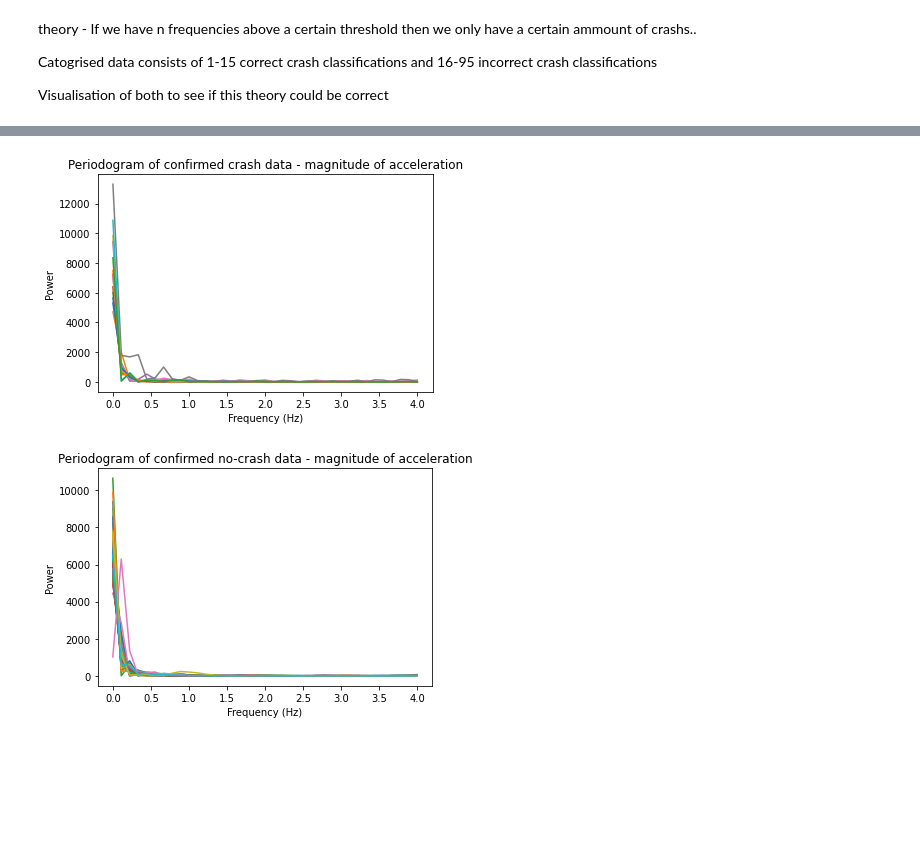
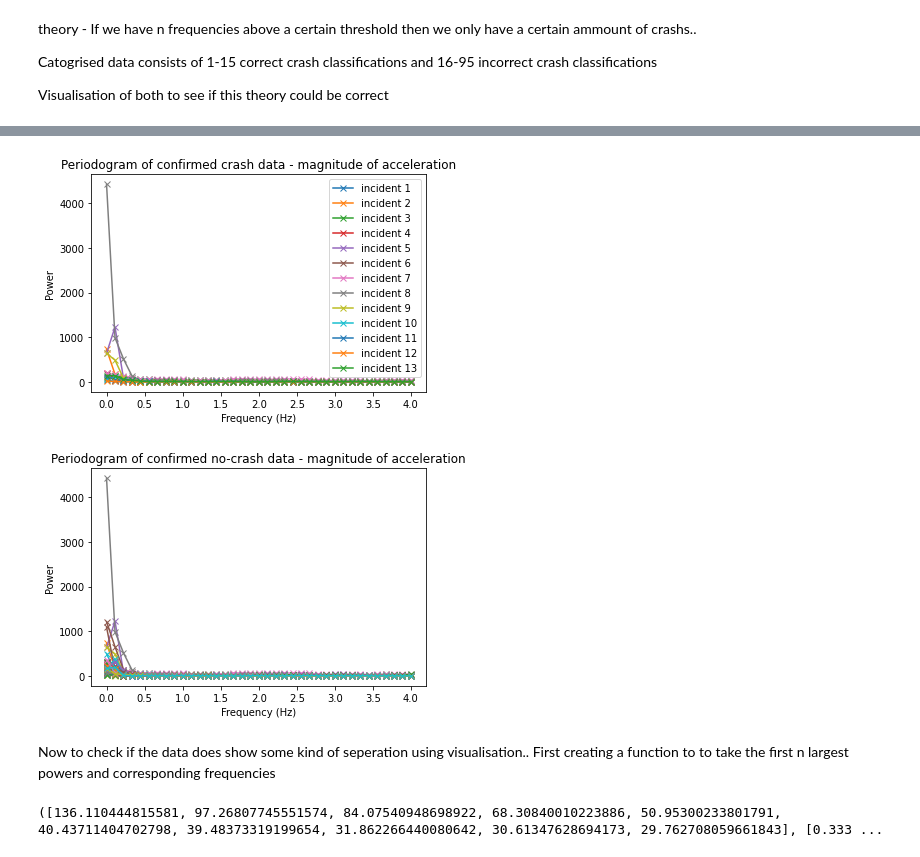
Before and after one commit to cwhite098/MDM3_Project1_Quartix, a Jupyter notebook: calllum_power_spectral_analysis.ipynb, the cells around one changed output, grey strips where cells are left out. Drawn from its saved outputs; the diff is of its cells as text; code cells hidden in the pictures; blank space fills up the shorter version.

```diff
--- a/calllum_power_spectral_analysis.ipynb
+++ b/calllum_power_spectral_analysis.ipynb
@@ -91,13 +69,17 @@ Visualisation of both to see if this theory could be correct
 #plotting the fourier transforms and power spectrums of correct crashs
 
 #function to create the plots desired
-def pediogram_plot(pediogram_data,fourier_frequencies,title,figure):
+def pediogram_plot(pediogram_data,fourier_frequencies,title,figure,shift,legend):
     plt.figure(figure)
     for x in range(len(pediogram_data)):
-        plt.plot(fourier_frequencies[x],pediogram_data[x])
+        name = ''
+        name = 'incident ' + str(shift + x)
+        plt.plot(fourier_frequencies[x],pediogram_data[x],label = name,marker = 'x' )
     plt.title(title)
     plt.xlabel('Frequency (Hz)')
     plt.ylabel('Power')
+    if legend == 1:
+        plt.legend()
     plt.show()
 
 
@@ -111,6 +93,7 @@ def pediogram_plot(pediogram_data,fourier_frequencies,title,figure):
 fourier_freqs_crash = []
 pediogram_data_crash = []
 crash_tilt_timeseries = get_tilt_timeseries(cat_data)[0:13]
+crash_tilt_timeseries = calibrate_remove_z(crash_tilt_timeseries)
 
 #sample spacing and number of samples
 N=72
@@ -122,7 +105,7 @@ for crash in range(13):
     sum_tilts = []
     tilts_timeseries = []
     tilts_timeseries = crash_tilt_timeseries[crash]
-    sum_tilts = tilts_timeseries[:,0]+tilts_timeseries[:,1]+tilts_timeseries[:,2]
+    sum_tilts = tilts_timeseries[:,0]+tilts_timeseries[:,1]
     fourier_freqs = rfftfreq(N,d=s_s)
     pediogram_data = spectrum.speriodogram(sum_tilts,NFFT=72)
     fourier_freqs_crash.append(fourier_freqs)
@@ -133,18 +116,19 @@ for crash in range(13):
 fourier_freqs_not_crash = []
 pediogram_data_not_crash = []
 not_crash_tilt_timeseries = get_tilt_timeseries(cat_data)[15:95]
+not_crash_tilt_timeseries = calibrate_remove_z(not_crash_tilt_timeseries)
 
 for not_crash in range(80):
     sum_tilts = []
     tilts_timeseries = []
     tilts_timeseries = not_crash_tilt_timeseries[not_crash]
-    sum_tilts = tilts_timeseries[:,0]+tilts_timeseries[:,1]+tilts_timeseries[:,2]
+    sum_tilts = tilts_timeseries[:,0]+tilts_timeseries[:,1]
     fourier_freqs = rfftfreq(N,d=s_s)
     pediogram_data = spectrum.speriodogram(sum_tilts,NFFT=72)
     fourier_freqs_not_crash.append(fourier_freqs)
     pediogram_data_not_crash.append(pediogram_data)
 
-pediogram_plot(pediogram_data_crash,fourier_freqs_crash,'Periodogram of confirmed crash data - sums of acceleration',0)
+pediogram_plot(pediogram_data_crash,fourier_freqs_crash,'Periodogram of confirmed crash data - sums of acceleration',0,1,1)
 
-pediogram_plot(pediogram_data_not_crash,fourier_freqs_not_crash,'Periodogram of confirmed no-crash data - sums of acceleration',1)
+pediogram_plot(pediogram_data_not_crash,fourier_freqs_not_crash,'Periodogram of confirmed no-crash data - sums of acceleration',1,15,0)
 # %% [output]
@@ -153,40 +137,76 @@ pediogram_plot(pediogram_data_not_crash,fourier_freqs_not_crash,'Periodogram of
 # %%
 #repeating the above code using the magnitude of accelerations
-crash_mags=get_mags(get_tilt_timeseries(cat_data))[0:13]
+crash_mags=get_tilt_timeseries(cat_data)[0:13]
+crash_mags = calibrate_remove_z(crash_mags)
+crash_mags = get_mags(crash_mags)
 
 fourier_freqs_mags_crash = []
 pediogram_data_mags_crash = []
 
 #sample spacing and number of samples
 N=72
 s_s = 1/8
 
 
 #iterating through the 14 confirmed crash cases, taking the foureir transform and pediogram of each
 for crash in range(13):
     mags = crash_mags[crash]
     fourier_freqs = rfftfreq(N,d=s_s)
     pediogram_data = spectrum.speriodogram(mags,NFFT=72)
     fourier_freqs_mags_crash.append(fourier_freqs)
     pediogram_data_mags_crash.append(pediogram_data)
 
 fourier_freqs_mags_not_crash = []
 pediogram_data_mags_not_crash = []
-not_crash_mags=get_mags(get_tilt_timeseries(cat_data))[15:95]
+not_crash_mags=get_tilt_timeseries(cat_data)
+not_crash_mags = calibrate_remove_z(not_crash_mags)
+not_crash_mags = get_mags(not_crash_mags)
 
 
 #repeating for the crash data and magnitudes of acceleration
 
 for crash in range(80):
     mags = not_crash_mags[crash]
     fourier_freqs = rfftfreq(N,d=s_s)
     pediogram_data = spectrum.speriodogram(mags,NFFT=72)
     fourier_freqs_mags_not_crash.append(fourier_freqs)
     pediogram_data_mags_not_crash.append(pediogram_data)
 
-pediogram_plot(pediogram_data_mags_crash,fourier_freqs_mags_crash,'Periodogram of confirmed crash data - magnitude of acceleration',0)
+pediogram_plot(pediogram_data_mags_crash,fourier_freqs_mags_crash,'Periodogram of confirmed crash data - magnitude of acceleration',0,1,1)
 
-pediogram_plot(pediogram_data_mags_not_crash,fourier_freqs_mags_not_crash,'Periodogram of confirmed no-crash data - magnitude of acceleration',1)
+pediogram_plot(pediogram_data_mags_not_crash,fourier_freqs_mags_not_crash,'Periodogram of confirmed no-crash data - magnitude of acceleration',1,15,0)
 # %% [output]
-[figure, old version]
+[figure, new version]
-[figure, old version]
+[figure, new version]
+# %% [markdown]
+Now to check if the data does show some kind of seperation using visualisation.. First creating a function to to take the first n largest powers and corresponding frequencies
+# %%
+
+#takes one incident, returns n greatest powers and their corresponding frequencies
+#we assume z data has already been removed, tilts is high frequency acceleration data
+#we are using sum of tilts for this function, explanation in callums notes
+def periodogram_feauture_extractor(tilts, n):
+    number_data_points = 72
+    s_s = 1/8 #sample spacing
+    sum_tilts = tilts[:,0]
+    fourier_freqs = rfftfreq(number_data_points,d=s_s)
+    periodogram_data = spectrum.speriodogram(sum_tilts,NFFT=number_data_points)
+    sorted_periodogram_data = sorted(periodogram_data,reverse=True)
+    n_largest_powers = sorted_periodogram_data[0:n]
+    corresponding_frequencies = []
+    for power in range(n):
+        index = []
+        if n_largest_powers[power] == 0:
+            corresponding_frequencies.append(0) #if the power is 0 we return a frequency of 0
+        else:
+            #if we have multiple frequncies with the same exact powers we return the smallest frequency
+            index = np.where(periodogram_data == n_largest_powers[power])
+            corresponding_frequencies.append(fourier_freqs[index[0][0]])
+
+
+    return n_largest_powers,corresponding_frequencies
+
+
+print(periodogram_feauture_extractor(crash_tilt_timeseries[12],10))
+# %% [output]
+([136.110444815581, 97.26807745551574, 84.07540948698922, 68.30840010223886, 50.95300233801791, 40.43711404702798, 39.48373319199654, 31.862266440080642, 30.61347628694173, 29.762708059661843], [0.333 ...
```
Also changed, not shown: parts of 10 cells of this notebook.
